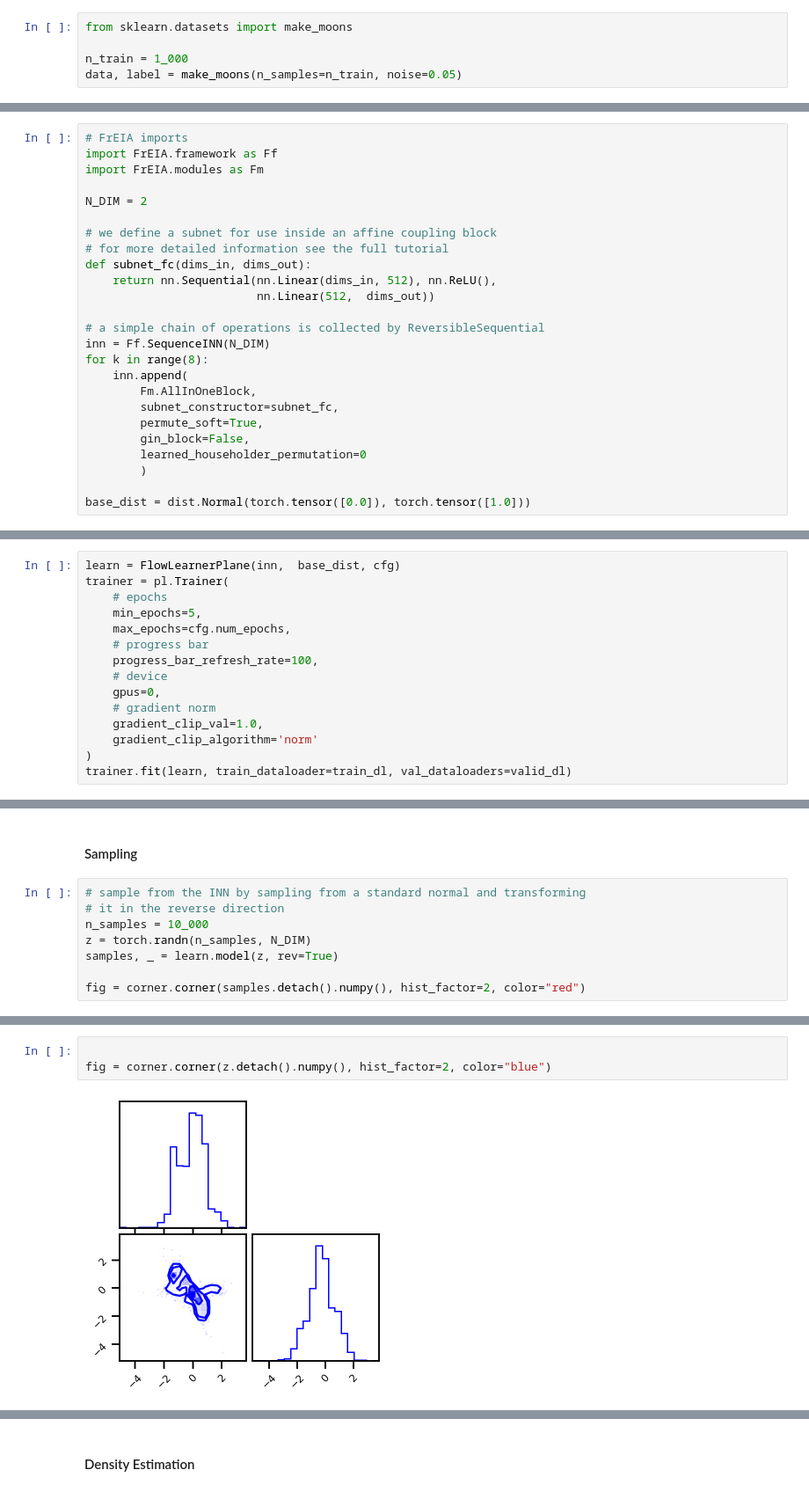
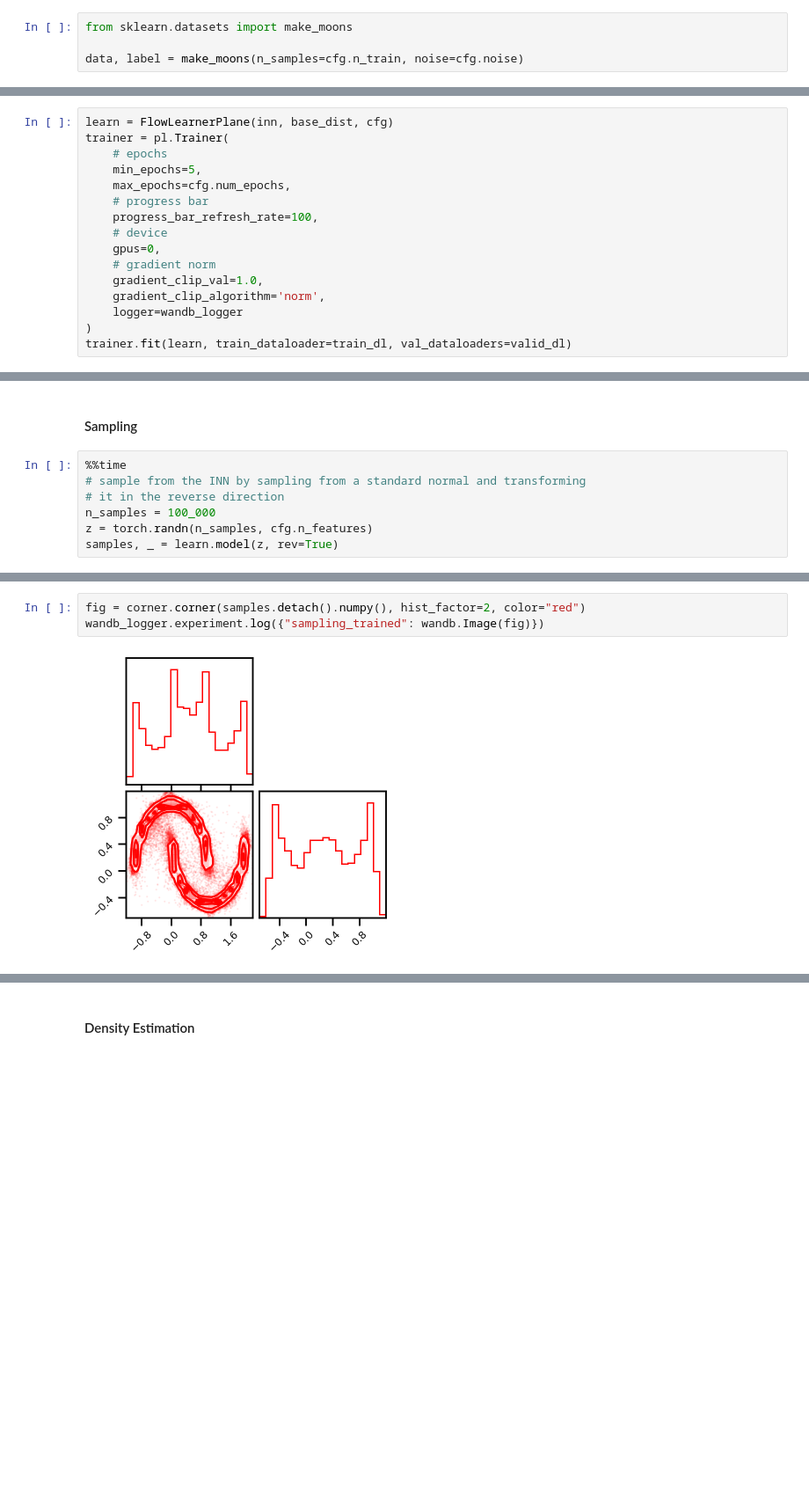
Before and after one commit to IPL-UV/gaussflow, a Jupyter notebook: docs/assets/demo/pytorch_nf_freia.ipynb, the cells around one changed output, grey strips where cells are left out. Shown: that part at 88% size. Cells and saved outputs as stored; diff of their text form; blank space fills up the shorter version.

```diff
--- a/docs/assets/demo/pytorch_nf_freia.ipynb
+++ b/docs/assets/demo/pytorch_nf_freia.ipynb
@@ -86,5 +115,4 @@ logging.info("Using device: {}".format(device))
 # %%
 from sklearn.datasets import make_moons
 
-n_train = 1_000
-data, label = make_moons(n_samples=n_train, noise=0.05)
+data, label = make_moons(n_samples=cfg.n_train, noise=cfg.noise)
@@ -131,25 +125,0 @@ cfg.loss_fn = "inn"
-# %%
-# FrEIA imports
-import FrEIA.framework as Ff
-import FrEIA.modules as Fm
-
-N_DIM = 2
-
-# we define a subnet for use inside an affine coupling block
-# for more detailed information see the full tutorial
-def subnet_fc(dims_in, dims_out):
-    return nn.Sequential(nn.Linear(dims_in, 512), nn.ReLU(),
-                         nn.Linear(512,  dims_out))
-
-# a simple chain of operations is collected by ReversibleSequential
-inn = Ff.SequenceINN(N_DIM)
-for k in range(8):
-    inn.append(
-        Fm.AllInOneBlock,
-        subnet_constructor=subnet_fc,
-        permute_soft=True,
-        gin_block=False,
-        learned_householder_permutation=0
-        )
-
-base_dist = dist.Normal(torch.tensor([0.0]), torch.tensor([1.0]))
@@ -167,5 +203,5 @@ fig = corner.corner(z.detach().numpy(), hist_factor=2, color="blue")
 # %%
-learn = FlowLearnerPlane(inn,  base_dist, cfg)
+learn = FlowLearnerPlane(inn, base_dist, cfg)
 trainer = pl.Trainer(
     # epochs
     min_epochs=5,
@@ -176,7 +212,8 @@ trainer = pl.Trainer(
     gpus=0,
     # gradient norm
     gradient_clip_val=1.0,
-    gradient_clip_algorithm='norm'
+    gradient_clip_algorithm='norm',
+    logger=wandb_logger
 )
 trainer.fit(learn, train_dataloader=train_dl, val_dataloaders=valid_dl)
 # %% [output]
@@ -275,11 +254,10 @@ plt.show()
 # %% [markdown]
 #### Sampling
 # %%
+%%time
 # sample from the INN by sampling from a standard normal and transforming
 # it in the reverse direction
-n_samples = 10_000
-z = torch.randn(n_samples, N_DIM)
+n_samples = 100_000
+z = torch.randn(n_samples, cfg.n_features)
 samples, _ = learn.model(z, rev=True)
-
-fig = corner.corner(samples.detach().numpy(), hist_factor=2, color="red")
 # %% [output]
@@ -372,5 +266,5 @@ z.min(), z.max(), z.shape, log_jac_det.shape,log_jac_det.min(), log_jac_det.max(
 # %%
-
-fig = corner.corner(z.detach().numpy(), hist_factor=2, color="blue")
+fig = corner.corner(samples.detach().numpy(), hist_factor=2, color="red")
+wandb_logger.experiment.log({"sampling_trained": wandb.Image(fig)})
 # %% [output]
-[figure, old version]
+[figure, new version]
```
Also changed, not shown: parts of 49 cells of this notebook, 7 other files.
